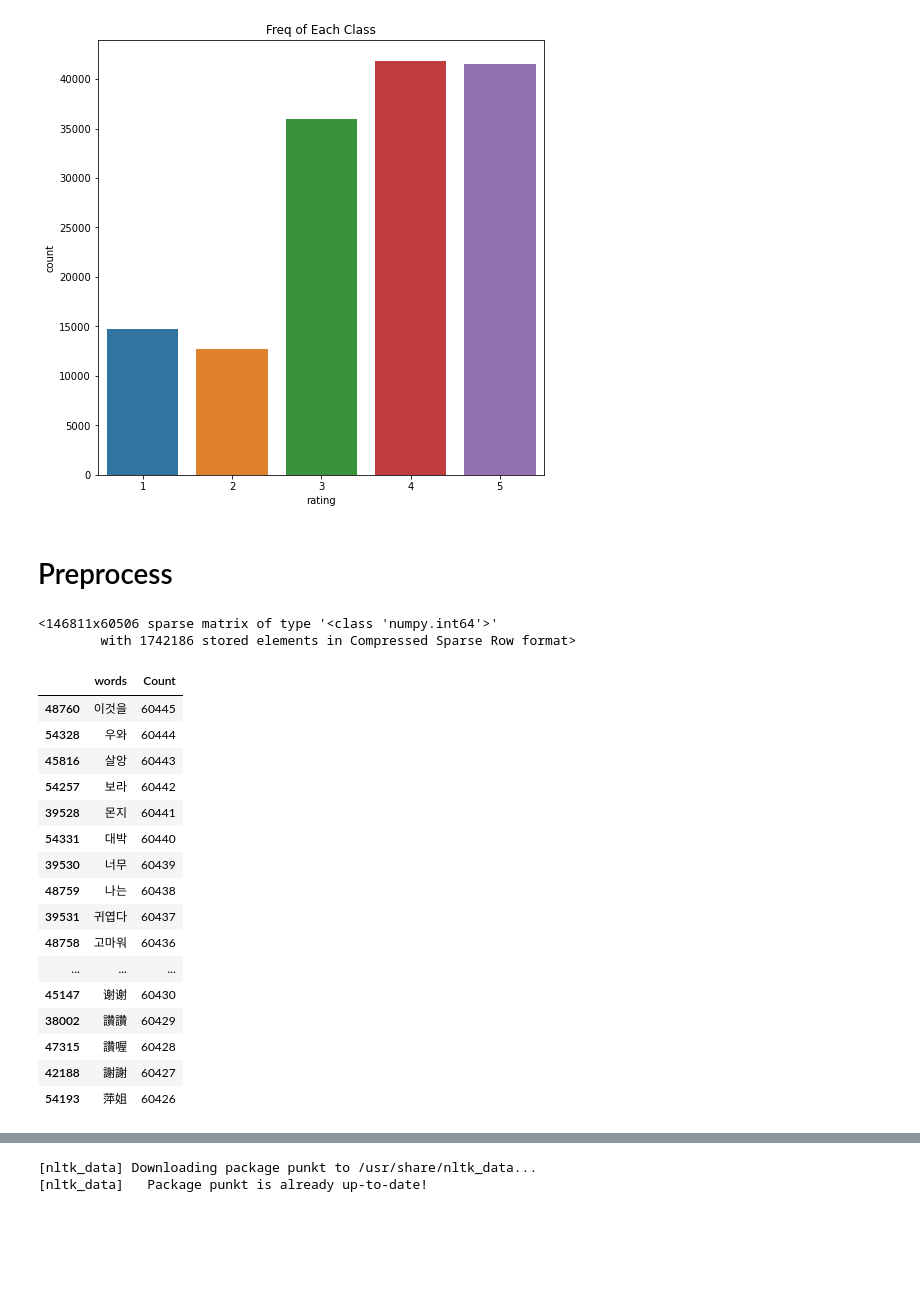
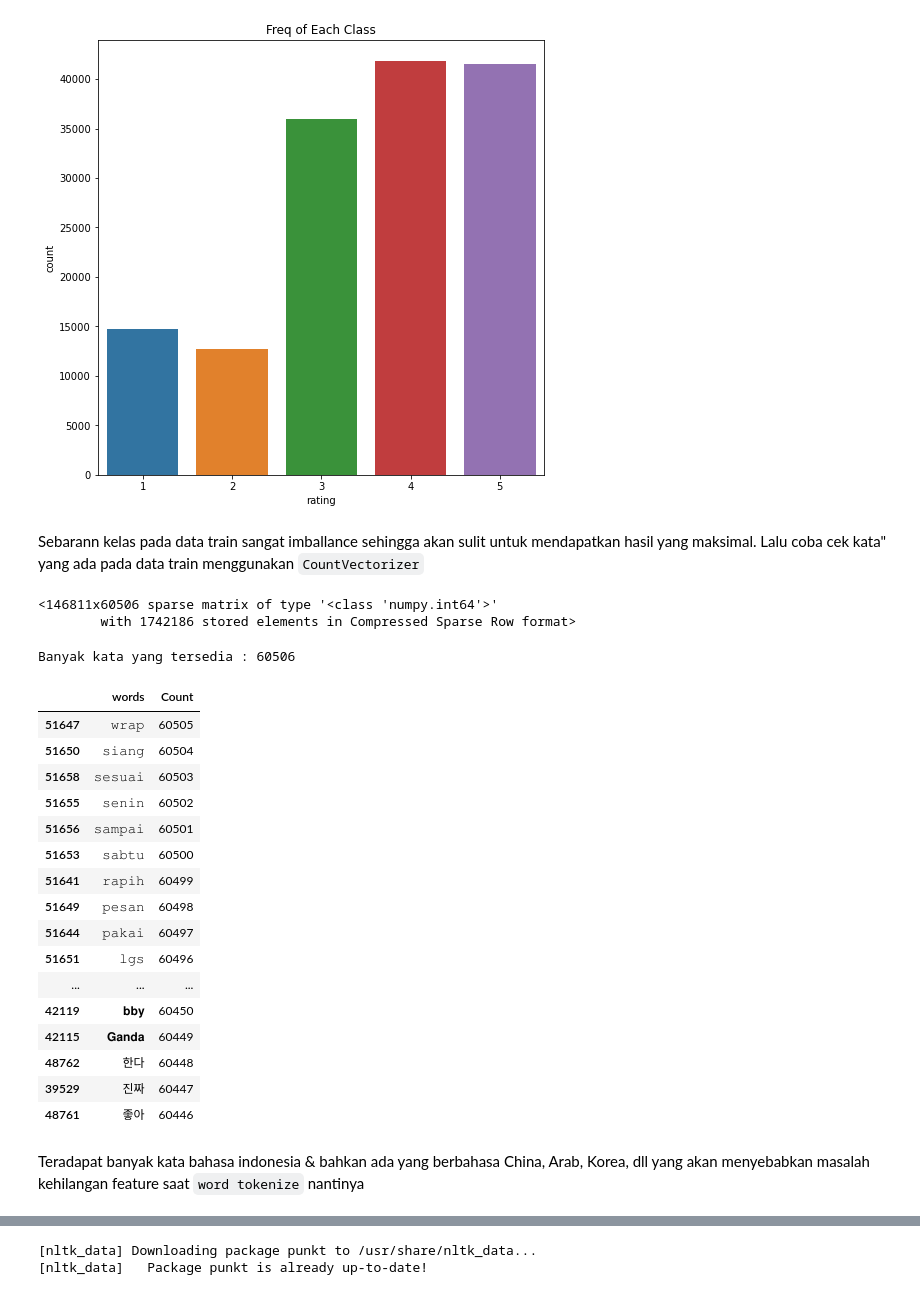
Before and after one commit to Hyuto/Yakuy_Shopee, a Jupyter notebook: Week 6/Bert with Preprocess.ipynb, the cells around one changed output, grey strips where cells are left out. Saved outputs shown, nothing was run; the diff lists cells and outputs as text; code cells hidden in the pictures; blank space fills up the shorter version.

```diff
--- a/Week 6/Bert with Preprocess.ipynb
+++ b/Week 6/Bert with Preprocess.ipynb
@@ -27,6 +42,6 @@ wandb: WARNING W&B installed but not logged in.  Run `wandb login` or set the WA
 # %%
-train = pd.read_csv("../input/student-shopee-code-league-sentiment-analysis/train.csv")
-test = pd.read_csv('../input/student-shopee-code-league-sentiment-analysis/test.csv')
+train = pd.read_csv("train.csv")
+test = pd.read_csv('test.csv')
 train
 # %% [output]
 |  | review_id | review | rating |
@@ -49,8 +67,8 @@ plt.title('Freq of Each Class')
 plt.show()
 # %% [output]
 [figure]
-# %% [markdown]
-# Preprocess
+# %% [markdown]
+Sebarann kelas pada data train sangat imballance sehingga akan sulit untuk mendapatkan hasil yang maksimal. Lalu coba cek kata" yang ada pada data train menggunakan `CountVectorizer`
 # %%
 from sklearn.feature_extraction.text import CountVectorizer
 
@@ -59,25 +77,31 @@ vectorizer.fit_transform(train['review'])
 # %% [output]
 <146811x60506 sparse matrix of type '<class 'numpy.int64'>'
         with 1742186 stored elements in Compressed Sparse Row format>
+# %%
+print(f'Banyak kata yang tersedia : {len(vectorizer.vocabulary_)}')
+# %% [output]
+Banyak kata yang tersedia : 60506
 # %%
 words = pd.DataFrame({'words' : list(vectorizer.vocabulary_.keys()), 'Count' : list(vectorizer.vocabulary_.values())})
 words = words.sort_values(by='Count', ascending=False)
-words[60:80]
+words[:60]
 # %% [output]
 |  | words | Count |
-| 48760 | 이것을 | 60445 |
-| 54328 | 우와 | 60444 |
-| 45816 | 살앙 | 60443 |
-| 54257 | 보라 | 60442 |
-| 39528 | 몬지 | 60441 |
-| 54331 | 대박 | 60440 |
-| 39530 | 너무 | 60439 |
-| 48759 | 나는 | 60438 |
-| 39531 | 귀엽다 | 60437 |
-| 48758 | 고마워 | 60436 |
+| 51647 | 𝚠𝚛𝚊𝚙 | 60505 |
+| 51650 | 𝚜𝚒𝚊𝚗𝚐 | 60504 |
+| 51658 | 𝚜𝚎𝚜𝚞𝚊𝚒 | 60503 |
+| 51655 | 𝚜𝚎𝚗𝚒𝚗 | 60502 |
+| 51656 | 𝚜𝚊𝚖𝚙𝚊𝚒 | 60501 |
+| 51653 | 𝚜𝚊𝚋𝚝𝚞 | 60500 |
+| 51641 | 𝚛𝚊𝚙𝚒𝚑 | 60499 |
+| 51649 | 𝚙𝚎𝚜𝚊𝚗 | 60498 |
+| 51644 | 𝚙𝚊𝚔𝚊𝚒 | 60497 |
+| 51651 | 𝚕𝚐𝚜 | 60496 |
 | ... | ... | ... |
-| 45147 | 谢谢 | 60430 |
-| 38002 | 讚讚 | 60429 |
-| 47315 | 讚喔 | 60428 |
-| 42188 | 謝謝 | 60427 |
-| 54193 | 萍姐 | 60426 |
+| 42119 | 𝐛𝐛𝐲 | 60450 |
+| 42115 | 𝐆𝐚𝐧𝐝𝐚 | 60449 |
+| 48762 | 한다 | 60448 |
+| 39529 | 진짜 | 60447 |
+| 48761 | 좋아 | 60446 |
+# %% [markdown]
+Teradapat banyak kata bahasa indonesia & bahkan ada yang berbahasa China, Arab, Korea, dll yang akan menyebabkan masalah kehilangan feature saat `word tokenize` nantinya
```
Also changed, not shown: parts of 16 cells of this notebook.
